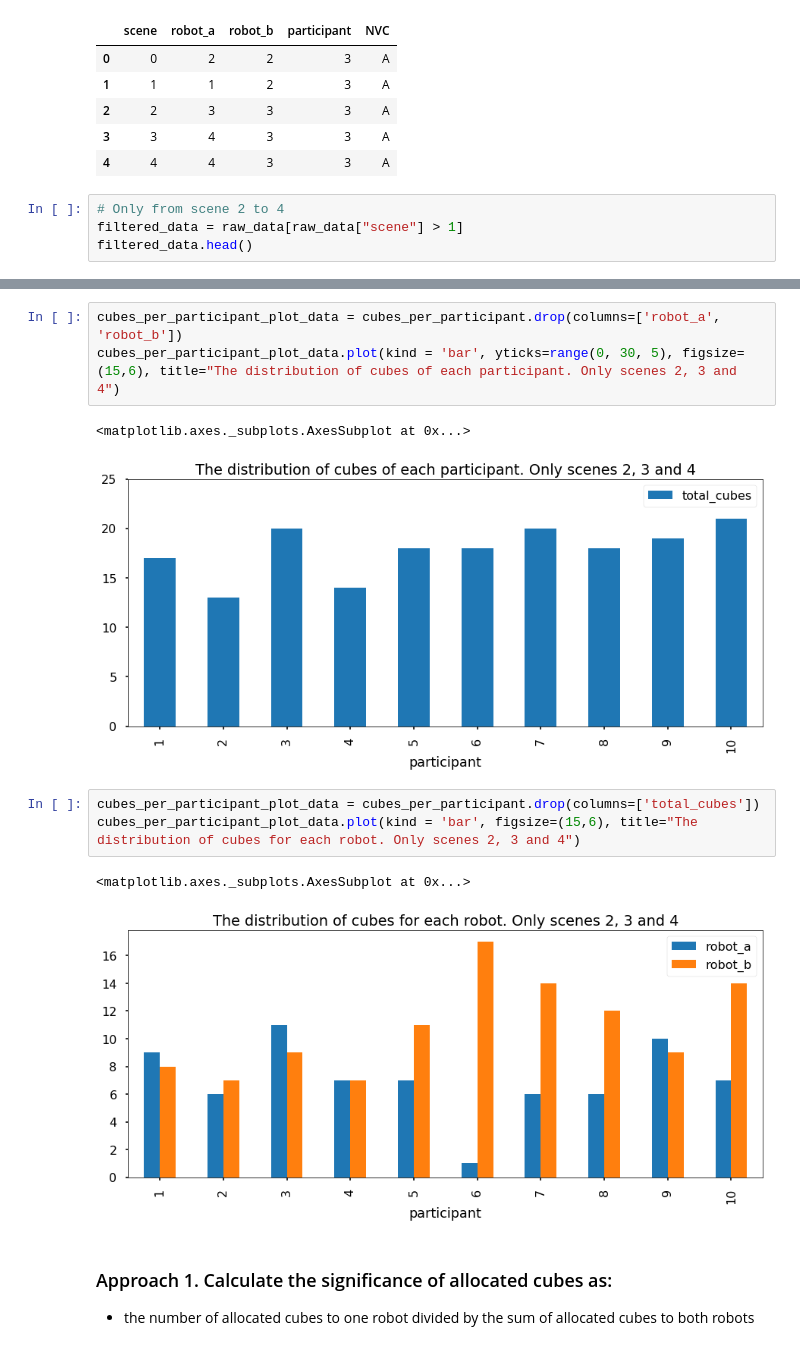
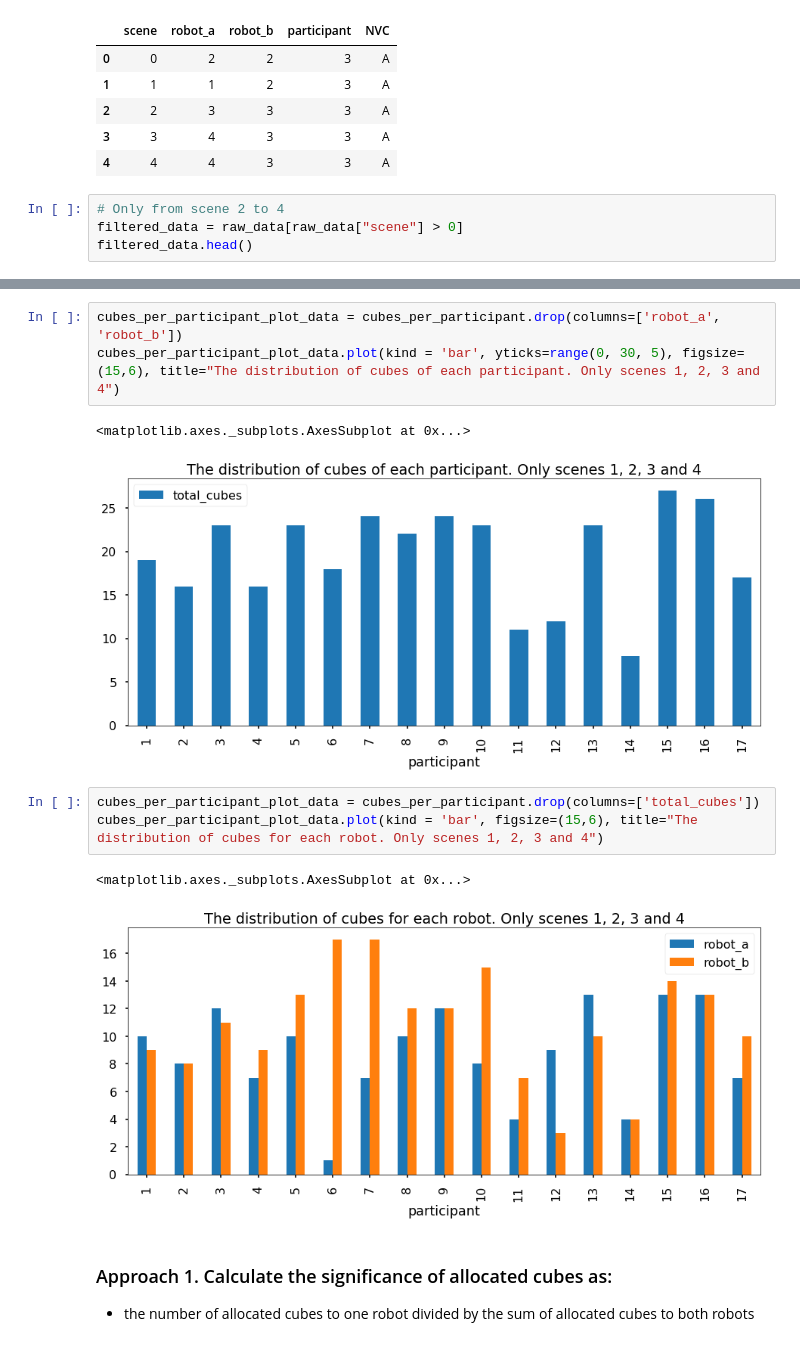
Before and after one commit to nilesh0109/PHRI_1920, a Jupyter notebook: evaluation/count_cubes_evaluation.ipynb, the cells around one changed output, grey strips where cells are left out. Cells and saved outputs as stored; diff of their text form.

Commit message:
analysis about cube allocation and NVC

```diff
--- a/evaluation/count_cubes_evaluation.ipynb
+++ b/evaluation/count_cubes_evaluation.ipynb
@@ -49,7 +49,7 @@ raw_data.head()
 | 4 | 4 | 4 | 3 | 3 | A |
 # %%
 # Only from scene 2 to 4
-filtered_data = raw_data[raw_data["scene"] > 1]
+filtered_data = raw_data[raw_data["scene"] > 0]
 filtered_data.head()
 # %% [output]
 |  | scene | robot_a | robot_b | participant | NVC |
@@ -80,15 +87,15 @@ cubes_per_participant
 # %%
 cubes_per_participant_plot_data = cubes_per_participant.drop(columns=['robot_a', 'robot_b'])
-cubes_per_participant_plot_data.plot(kind = 'bar', yticks=range(0, 30, 5), figsize=(15,6), title="The distribution of cubes of each participant. Only scenes 2, 3 and 4")
+cubes_per_participant_plot_data.plot(kind = 'bar', yticks=range(0, 30, 5), figsize=(15,6), title="The distribution of cubes of each participant. Only scenes 1, 2, 3 and 4")
 # %% [output]
 <matplotlib.axes._subplots.AxesSubplot at 0x...>
-[figure, old version]
+[figure, new version]
 # %%
 cubes_per_participant_plot_data = cubes_per_participant.drop(columns=['total_cubes'])
-cubes_per_participant_plot_data.plot(kind = 'bar', figsize=(15,6), title="The distribution of cubes for each robot. Only scenes 2, 3 and 4")
+cubes_per_participant_plot_data.plot(kind = 'bar', figsize=(15,6), title="The distribution of cubes for each robot. Only scenes 1, 2, 3 and 4")
 # %% [output]
 <matplotlib.axes._subplots.AxesSubplot at 0x...>
-[figure, old version]
+[figure, new version]
 # %% [markdown]
 ### Approach 1. Calculate the significance of allocated cubes as:
 - the number of allocated cubes to one robot divided by the sum of allocated cubes to both robots
```
Also changed, not shown: parts of 9 cells of this notebook.
